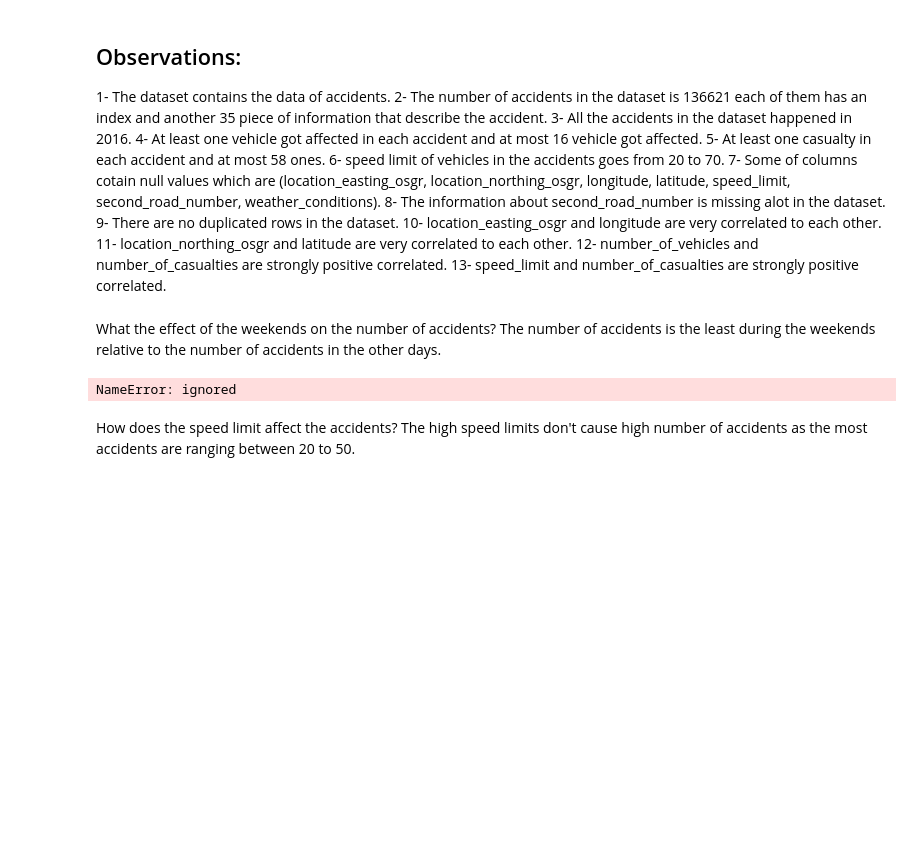
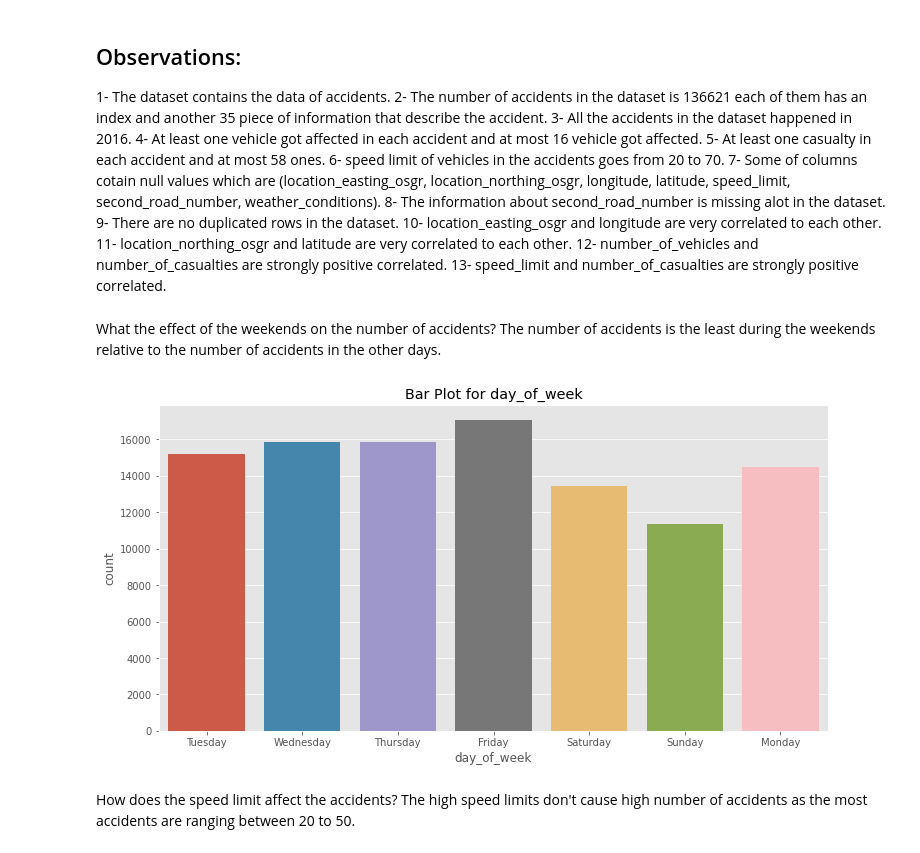
Before and after one commit to Abdelrahman-Khater/DE, a Jupyter notebook: Milestone 1 template.ipynb, the cells around one changed output. Drawn from its saved outputs; the diff is of its cells as text; code cells hidden in the pictures; blank space fills up the shorter version.

```diff
--- a/Milestone 1 template.ipynb
+++ b/Milestone 1 template.ipynb
@@ -149,12 +147,41 @@ plt.show()
 # %% [markdown]
 What the effect of the weekends on the number of accidents?
 The number of accidents is the least during the weekends relative to the number of accidents in the other days.
-# %%
-sns.countplot(data=df, x="day_of_week")
-plt.title('Bar Plot for day_of_week')
-plt.show()
-# %% [output]
-NameError: ignored
+# %%
+def CountPlot(columnName):
+  sns.countplot(data=df, x=columnName)
+  plt.title('Bar Plot for '+ columnName)
+  plt.show()
+
+def BoxPlot(columnName):
+  sns.boxplot(x=columnName, data=df)
+  plt.title('Boxplot of '+columnName)
+  plt.show()
+
+def CountPlot2(columnName1, columnName2):
+  sns.countplot(data=df, x=columnName1, hue=columnName2)
+  plt.title('Bar Plot for '+columnName1)
+  plt.show()
+
+def ScatterSum(columnName1, columnName2):
+  count = df.groupby([columnName1])[columnName2].sum()
+  plt.xlabel(columnName1)
+  plt.ylabel(columnName2)
+  plt.title(columnName2+' VS. '+columnName1)
+  plt.scatter(count.index,count)
+  plt.show()
+
+def ScatterAverage(columnName1, columnName2):
+  average = df.groupby([columnName1])[columnName2].sum()/ df.groupby([columnName1])[columnName2].count()
+  plt.xlabel(columnName1)
+  plt.ylabel(columnName2)
+  plt.title(columnName2+' VS. '+columnName1)
+  plt.scatter(average.index,average)
+  plt.show()
+# %%
+CountPlot("day_of_week")
+# %% [output]
+[figure, added]
 # %% [markdown]
 How does the speed limit affect the accidents?
 The high speed limits don't cause high number of accidents as the most accidents are ranging between 20 to 50.
```
Also changed, not shown: parts of 24 cells of this notebook.
